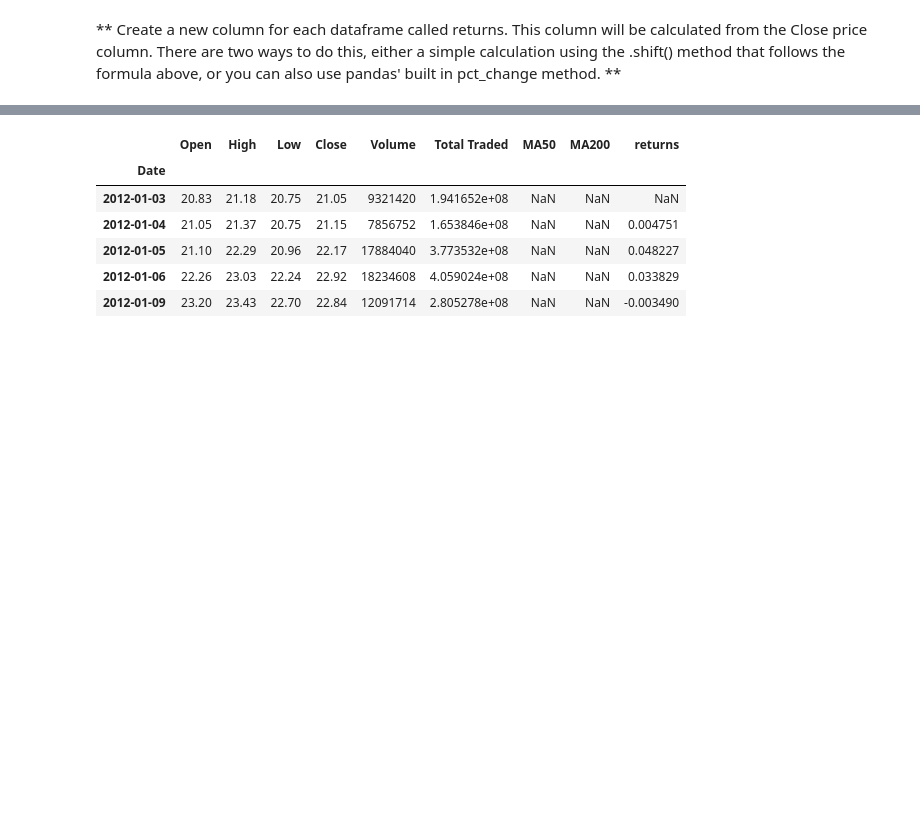
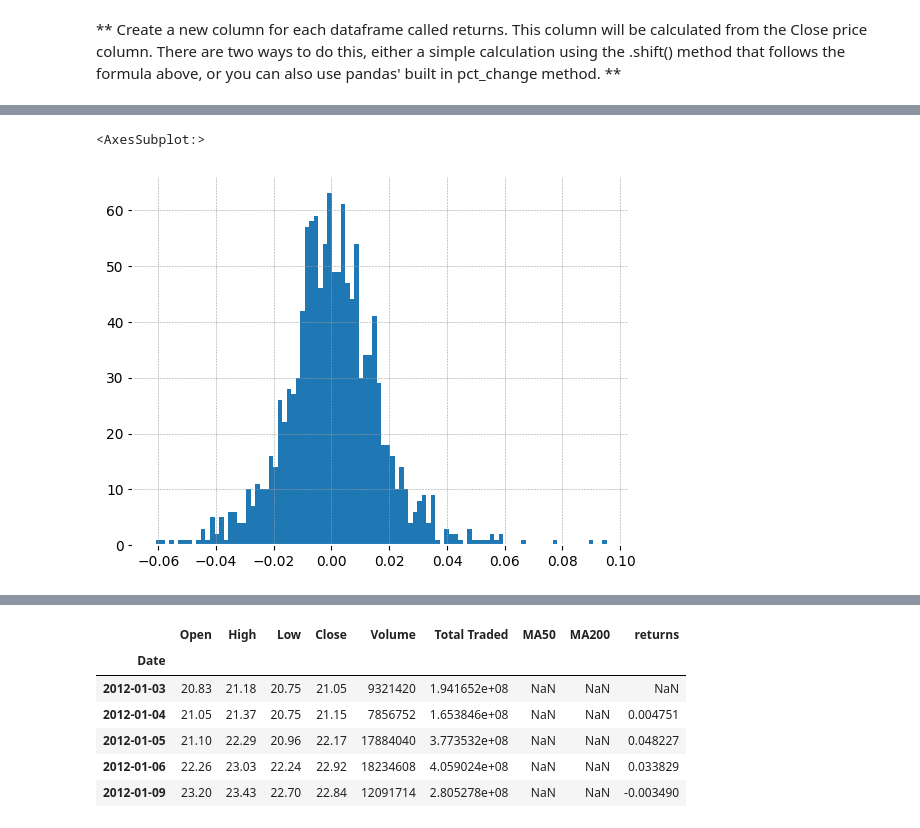
Before and after one commit to TanyaradzwaGozhora/Basic-Financial-Analysis, a Jupyter notebook: Stock Market Analysis Project.ipynb, the cells around one changed output, grey strips where cells are left out. Drawn from its saved outputs; the diff is of its cells as text; code cells hidden in the pictures; blank space fills up the shorter version.

```diff
--- a/Stock Market Analysis Project.ipynb
+++ b/Stock Market Analysis Project.ipynb
@@ -241,0 +230,5 @@ This defines r_t (return at time t) as equal to the price at time t divided by t
+# %%
+GM['returns'].hist(bins=100)
+# %% [output]
+<AxesSubplot:>
+[figure, added]
```
Also changed, not shown: parts of 24 cells of this notebook, 3 other files.
